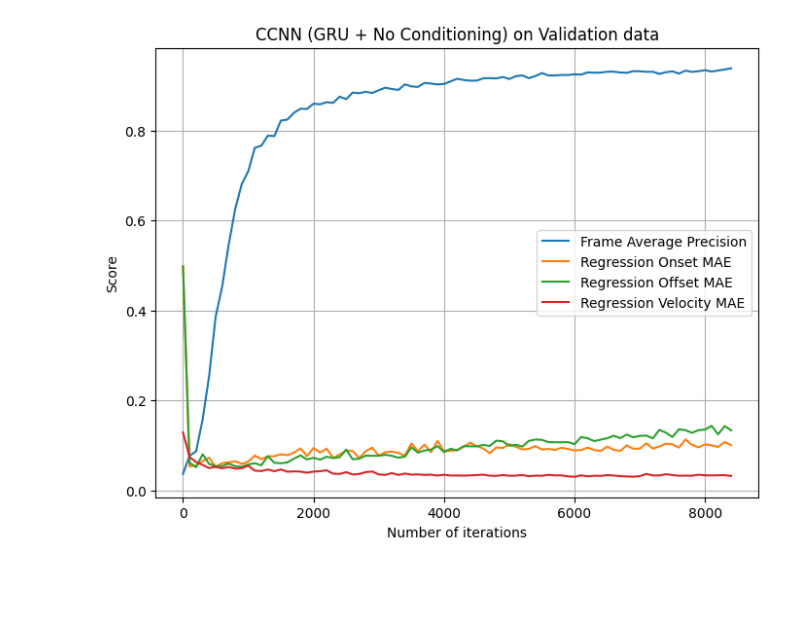
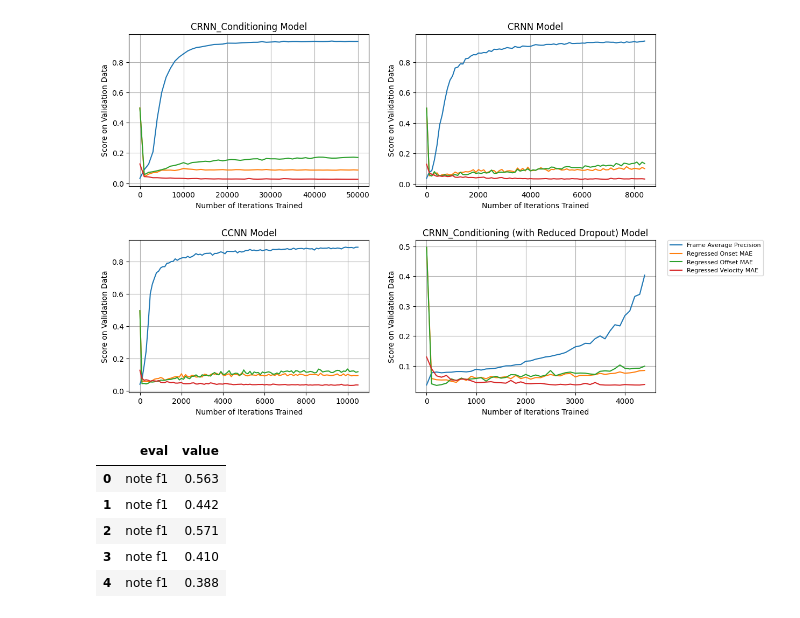
Before and after one commit to Atishay25/tones2notes, a Jupyter notebook: notebooks/plots.ipynb, the cells around one changed output. Drawn from its saved outputs; the diff is of its cells as text; code cells hidden in the pictures; blank space fills up the shorter version.

Commit message:
stats and model checkpoint

```diff
--- a/notebooks/plots.ipynb
+++ b/notebooks/plots.ipynb
@@ -10 +1,20 @@ with open(stats, 'rb') as f:
+# %%
+import pickle as p
+import matplotlib.pyplot as plt
+
+stats_crnn = './../results/training_stats/CRNN_8500.pkl'
+stats_ccnn = './../results/training_stats/CCNN_10500.pkl'
+stats_crnn_conditioning = './../results/training_stats/CRNN_Conditioning_50000.pkl'
+stats_reduced_dp = './../results/training_stats/CRNN_Conditioning_Reduced_Dropout_4500.pkl'
+# %%
+data = {}
+
+with open(stats_crnn_conditioning, 'rb') as f:
+    data['CRNN_Conditioning'] = p.load(f)
+with open(stats_crnn, 'rb') as f:
+    data['CRNN'] = p.load(f)
+with open(stats_ccnn, 'rb') as f:
+    data['CCNN'] = p.load(f)
+with open(stats_reduced_dp, 'rb') as f:
+    data['CRNN_Conditioning (with Reduced Dropout)'] = p.load(f)
 # %%
@@ -24,21 +36,25 @@ for i in data['validation']:                 # CHANGE DATA SPLIT HERE
-# %%
-plt.figure(figsize=(8, 6))
-
-plt.plot(x, frame_ap, label='Frame Average Precision')
-plt.plot(x, onset_mae, label='Regression Onset MAE')
-plt.plot(x, offset_mae, label='Regression Offset MAE')
-plt.plot(x, vel_mae, label='Regression Velocity MAE')
-
-# Add legend
-plt.legend()
-
-# Set title and labels
-plt.title('CCNN (GRU + No Conditioning) on Validation data')          # CHANGE TITLE OF PLOT BASED ON SPLIT HERE
-plt.xlabel('Number of iterations')
-plt.ylabel('Score')
-
-# Show the plot
-plt.grid(True)
-plt.show()
-# %% [output]
-[figure, removed]
+# %%
+import matplotlib.pyplot as plt
+
+# Assuming x is defined for your plots
+
+# Creating a 2x2 subplot grid
+fig, axs = plt.subplots(2, 2, figsize=(13, 8))
+
+# Plotting in the first subplot
+j = 0
+for i in data.keys():
+    axs[(j // 2)% 2, j % 2].plot(scores[i]['x'], scores[i]['frame_ap'], label='Frame Average Precision')
+    axs[(j // 2)% 2, j % 2].plot(scores[i]['x'], scores[i]['onset_mae'], label='Regressed Onset MAE')
+    axs[(j // 2)% 2, j % 2].plot(scores[i]['x'], scores[i]['offset_mae'], label='Regressed Offset MAE')
+    axs[(j // 2)% 2, j % 2].plot(scores[i]['x'], scores[i]['vel_mae'], label='Regressed Velocity MAE')
+    axs[(j // 2)% 2, j % 2].set_title(i + ' Model')
+    axs[(j // 2)% 2, j % 2].set_xlabel('Number of Iterations Trained')
+    axs[(j // 2)% 2, j % 2].set_ylabel('Score on Validation Data')
+    axs[(j // 2)% 2, j % 2].grid(True)
+    j += 1
+
+plt.legend(bbox_to_anchor=(1.05, 1), loc='upper left', borderaxespad=0, fontsize=8)
+plt.tight_layout(pad=2.5)
+# %% [output]
+[figure, added]
@@ -44,0 +75,9 @@ plt.show()
+# %%
+ccnn_final.head()
+# %% [output]
+|  | eval | value |
+| 0 | note f1 | 0.563 |
+| 1 | note f1 | 0.442 |
+| 2 | note f1 | 0.571 |
+| 3 | note f1 | 0.410 |
+| 4 | note f1 | 0.388 |
```
Also changed, not shown: parts of 9 cells of this notebook, 6 other files.
